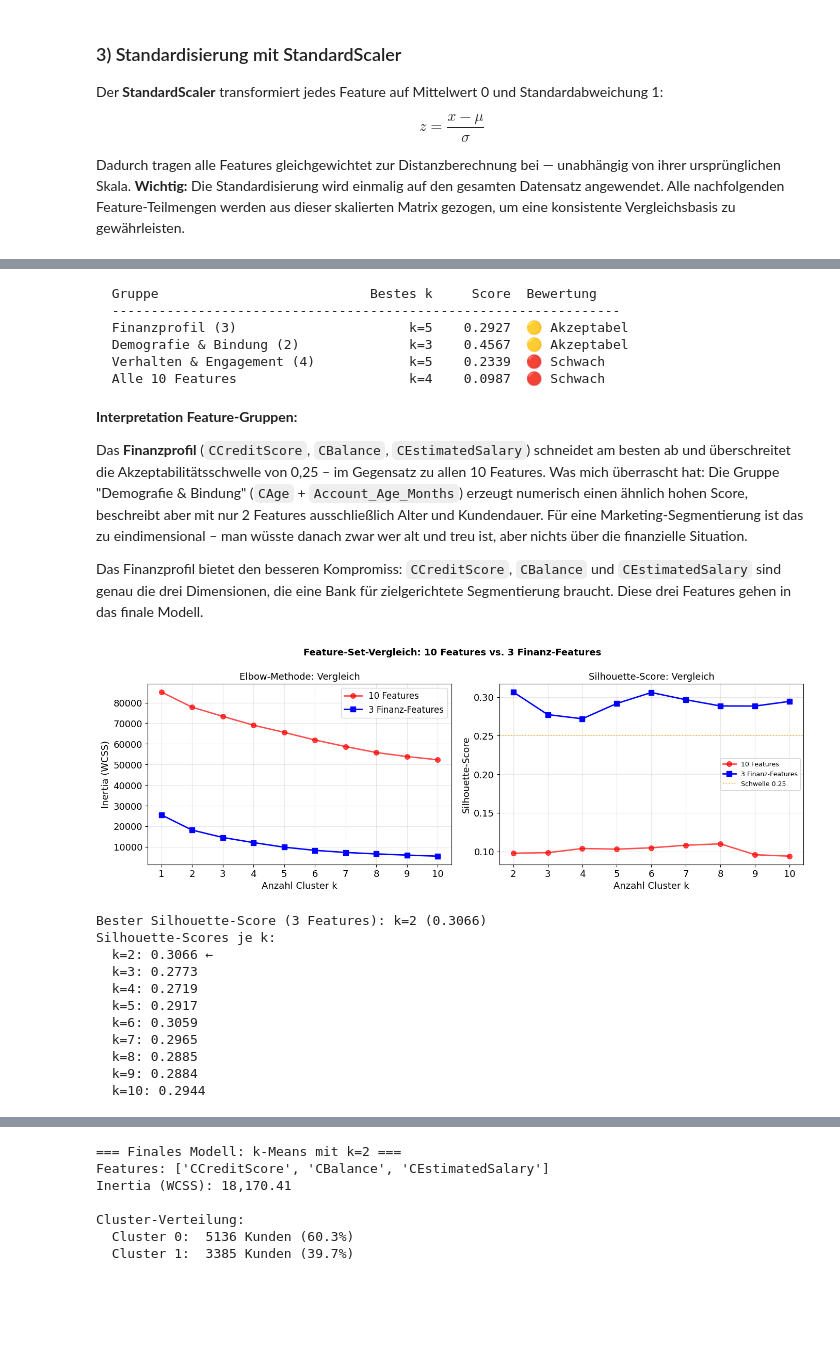
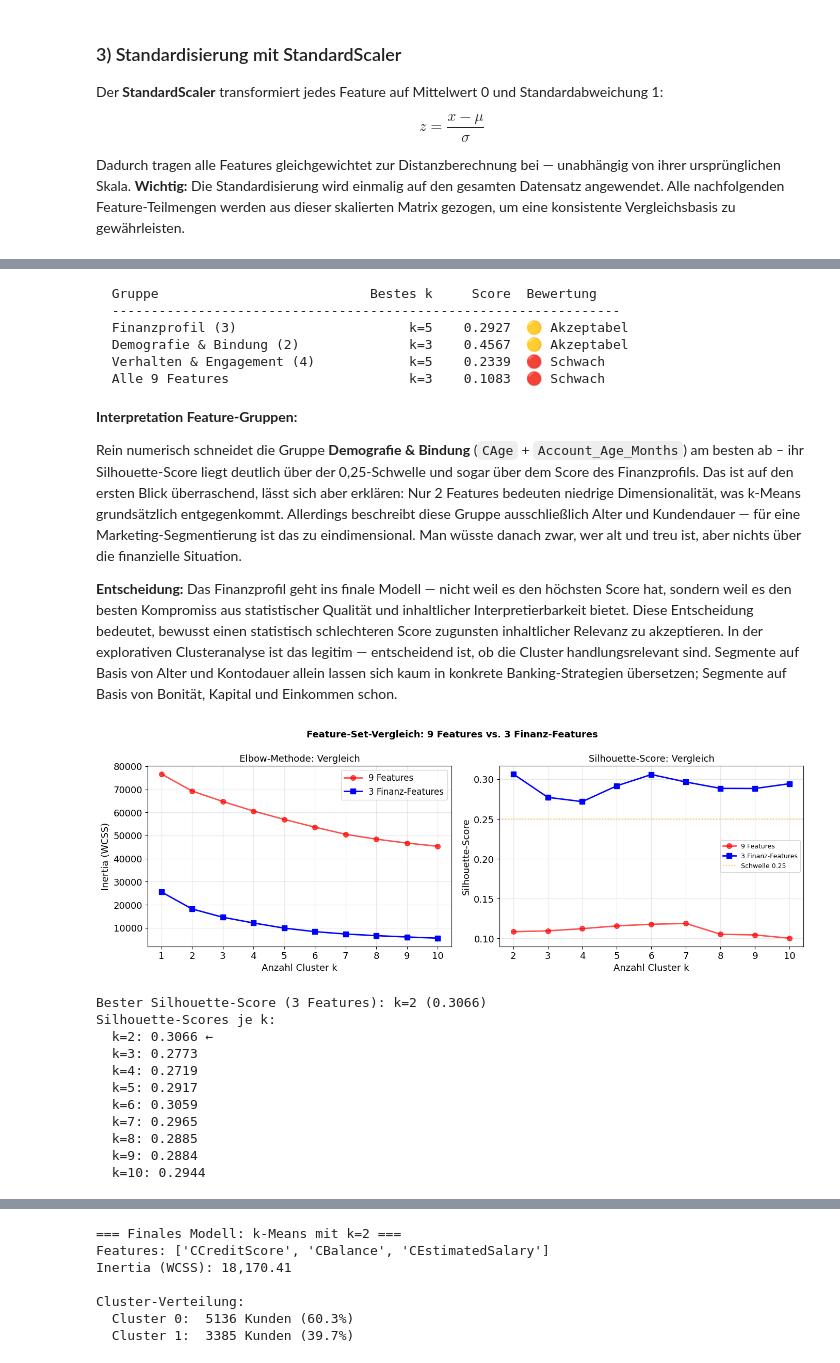
Before and after one commit to PatrickSchubert-Munich/DataScience_and_ML_Assignment, a Jupyter notebook: 03_Clustering/Assignment_03_2130238.ipynb, the cells around one changed output, grey strips where cells are left out. Cells and saved outputs as stored; diff of their text form; code cells hidden in the pictures; blank space fills up the shorter version.

```diff
--- a/03_Clustering/Assignment_03_2130238.ipynb
+++ b/03_Clustering/Assignment_03_2130238.ipynb
@@ -76,6 +77,7 @@ Damit verbleiben **10 kontinuierliche Features** als Ausgangsbasis.
 # %%
-# ── 10 kontinuierliche Features als Ausgangsbasis ────────────────────────────
+# ── 9 kontinuierliche Features als Ausgangsbasis ────────────────────────────
 # CLV_Continuous wird bewusst ausgeschlossen (war Zielvariable in Assignment 2)
+# Support_Tickets_Count ausgeschlossen (diskret, nur 5 Werte 0–4, s. Aufgabe 3.1)
 ALL_FEATURES = [
     # Finanzprofil
     'CCreditScore', 'CBalance', 'CEstimatedSalary',
@@ -84,8 +86,6 @@ ALL_FEATURES = [
     # Verhalten & Engagement
     'Avg_Monthly_Transactions', 'Transaction_Variance',
     'Last_Login_Days_Ago', 'Mobile_App_Usage_Hours',
-    # Kundenzufriedenheit
-    'Support_Tickets_Count',
 ]
 
 X_all = df[ALL_FEATURES].copy()
@@ -167,19 +172,19 @@ Als Ausgangspunkt teste ich k-Means mit allen 10 kontinuierlichen Features. Zur
 - **Elbow-Methode**: Sucht den Knick in der Inertia-Kurve (Within-Cluster Sum of Squares). Ab diesem Punkt bringt jedes weitere Cluster kaum noch Mehrwert.
 - **Silhouette-Score**: Bewertet, wie gut jede Beobachtung zum eigenen Cluster passt vs. dem nächstgelegenen anderen Cluster. Wertebereich −1 bis +1, Werte nahe +1 bedeuten klare Zuordnung.
 # %%
-# ── Elbow + Silhouette: Alle 10 Features ────────────────────────────────────
-X_10 = X_all_scaled[ALL_FEATURES].values
+# ── Elbow + Silhouette: Alle 9 Features ──────────────────────────────────────
+X_9 = X_all_scaled[ALL_FEATURES].values
 
-kmeans_10 = [KMeans(n_clusters=k, random_state=RANDOM_STATE, n_init=10).fit(X_10)
+kmeans_9 = [KMeans(n_clusters=k, random_state=RANDOM_STATE, n_init=10).fit(X_9)
              for k in K_RANGE]
 
-inertias_10 = [m.inertia_ for m in kmeans_10]
-sil_10      = [silhouette_score(X_10, m.labels_) for m in kmeans_10[1:]]
+inertias_9 = [m.inertia_ for m in kmeans_9]
+sil_9      = [silhouette_score(X_9, m.labels_) for m in kmeans_9[1:]]
 
-best_k_10 = int(np.argmax(sil_10) + 2)
-print(f'Bester Silhouette-Score (10 Features): k={best_k_10} ({max(sil_10):.4f})')
+best_k_9 = int(np.argmax(sil_9) + 2)
+print(f'Bester Silhouette-Score (9 Features): k={best_k_9} ({max(sil_9):.4f})')
 print(f'\nSilhouette-Scores je k:')
-for k, s in zip(range(2, 11), sil_10):
-    marker = ' ←' if k == best_k_10 else ''
+for k, s in zip(range(2, 11), sil_9):
+    marker = ' ←' if k == best_k_9 else ''
     print(f'  k={k}: {s:.4f}{marker}')
 # %% [output]
@@ -289,7 +294,7 @@ GROUPS = {
     'Demografie & Bindung (2)':  ['CAge', 'Account_Age_Months'],
     'Verhalten & Engagement (4)':['Avg_Monthly_Transactions', 'Transaction_Variance',
                                    'Last_Login_Days_Ago', 'Mobile_App_Usage_Hours'],
-    'Alle 10 Features':           ALL_FEATURES,
+    'Alle 9 Features':           ALL_FEATURES,
 }
 
 print(f'  {"Gruppe":<32} {"Bestes k":>8}  {"Score":>8}  Bewertung')
@@ -308,13 +313,14 @@ for name, feats in GROUPS.items():
   Finanzprofil (3)                      k=5    0.2927  🟡 Akzeptabel
   Demografie & Bindung (2)              k=3    0.4567  🟡 Akzeptabel
   Verhalten & Engagement (4)            k=5    0.2339  🔴 Schwach
-  Alle 10 Features                      k=4    0.0987  🔴 Schwach
+  Alle 9 Features                       k=3    0.1083  🔴 Schwach
 # %% [markdown]
 **Interpretation Feature-Gruppen:**
 
-Das **Finanzprofil** (`CCreditScore`, `CBalance`, `CEstimatedSalary`) schneidet am besten ab und überschreitet die Akzeptabilitätsschwelle von 0,25 – im Gegensatz zu allen 10 Features. Was mich überrascht hat: Die Gruppe "Demografie & Bindung" (`CAge` + `Account_Age_Months`) erzeugt numerisch einen ähnlich hohen Score, beschreibt aber mit nur 2 Features ausschließlich Alter und Kundendauer. Für eine Marketing-Segmentierung ist das zu eindimensional – man wüsste danach zwar wer alt und treu ist, aber nichts über die finanzielle Situation.
+Rein numerisch schneidet die Gruppe **Demografie & Bindung** (`CAge` + `Account_Age_Months`) am besten ab – ihr Silhouette-Score liegt deutlich über der 0,25-Schwelle und sogar über dem Score des Finanzprofils. Das ist auf den ersten Blick überraschend, lässt sich aber erklären: Nur 2 Features bedeuten niedrige Dimensionalität, was k-Means grundsätzlich entgegenkommt. Allerdings beschreibt diese Gruppe ausschließlich Alter und Kundendauer — für eine Marketing-Segmentierung ist das zu eindimensional. Man wüsste danach zwar, wer alt und treu ist, aber nichts über die finanzielle Situation.
 
-Das Finanzprofil bietet den besseren Kompromiss: `CCreditScore`, `CBalance` und `CEstimatedSalary` sind genau die drei Dimensionen, die eine Bank für zielgerichtete Segmentierung braucht. Diese drei Features gehen in das finale Modell.
+
+**Entscheidung:** Das Finanzprofil geht ins finale Modell — nicht weil es den höchsten Score hat, sondern weil es den besten Kompromiss aus statistischer Qualität und inhaltlicher Interpretierbarkeit bietet. Diese Entscheidung bedeutet, bewusst einen statistisch schlechteren Score zugunsten inhaltlicher Relevanz zu akzeptieren. In der explorativen Clusteranalyse ist das legitim — entscheidend ist, ob die Cluster handlungsrelevant sind. Segmente auf Basis von Alter und Kontodauer allein lassen sich kaum in konkrete Banking-Strategien übersetzen; Segmente auf Basis von Bonität, Kapital und Einkommen schon.
 # %%
 # ── Finales Feature-Set: 3 Finanz-Features ───────────────────────────────────
 FINAL_FEATURES = ['CCreditScore', 'CBalance', 'CEstimatedSalary']
@@ -324,38 +330,38 @@ X_final = scaler_final.fit_transform(df[FINAL_FEATURES])
 
 # Elbow + Silhouette für finale Features
 kmeans_fin_all = [KMeans(n_clusters=k, random_state=RANDOM_STATE, n_init=10).fit(X_final)
                   for k in K_RANGE]
 inertias_fin = [m.inertia_ for m in kmeans_fin_all]
 sil_fin      = [silhouette_score(X_final, m.labels_) for m in kmeans_fin_all[1:]]
 
-# Vergleichs-Plot: 10 vs. 3 Features
+# Vergleichs-Plot: 9 vs. 3 Features
 fig, axes = plt.subplots(1, 2, figsize=(14, 5))
 
-axes[0].plot(K_RANGE, inertias_10,  'ro-', linewidth=2, markersize=7, label='10 Features', alpha=0.7)
+axes[0].plot(K_RANGE, inertias_9,  'ro-', linewidth=2, markersize=7, label='9 Features', alpha=0.7)
 axes[0].plot(K_RANGE, inertias_fin, 'bs-', linewidth=2, markersize=7, label='3 Finanz-Features')
 axes[0].set_xlabel('Anzahl Cluster k'); axes[0].set_ylabel('Inertia (WCSS)')
 axes[0].set_title('Elbow-Methode: Vergleich')
 axes[0].legend(); axes[0].set_xticks(list(K_RANGE)); axes[0].grid(True, alpha=0.3)
 
-axes[1].plot(range(2,11), sil_10,  'ro-', linewidth=2, markersize=7, label='10 Features', alpha=0.7)
+axes[1].plot(range(2,11), sil_9,  'ro-', linewidth=2, markersize=7, label='9 Features', alpha=0.7)
 axes[1].plot(range(2,11), sil_fin, 'bs-', linewidth=2, markersize=7, label='3 Finanz-Features')
 axes[1].axhline(0.25, color='orange', linestyle=':', alpha=0.7, label='Schwelle 0.25')
 axes[1].set_xlabel('Anzahl Cluster k'); axes[1].set_ylabel('Silhouette-Score')
 axes[1].set_title('Silhouette-Score: Vergleich')
 axes[1].legend(fontsize=9); axes[1].set_xticks(list(range(2,11))); axes[1].grid(True, alpha=0.3)
 
-plt.suptitle('Feature-Set-Vergleich: 10 Features vs. 3 Finanz-Features', fontsize=13, fontweight='bold')
+plt.suptitle('Feature-Set-Vergleich: 9 Features vs. 3 Finanz-Features', fontsize=13, fontweight='bold')
 plt.tight_layout()
 plt.show()
 
 best_k = int(np.argmax(sil_fin) + 2)
 print(f'Bester Silhouette-Score (3 Features): k={best_k} ({max(sil_fin):.4f})')
 print(f'Silhouette-Scores je k:')
 for k, s in zip(range(2, 11), sil_fin):
     marker = ' ←' if k == best_k else ''
     print(f'  k={k}: {s:.4f}{marker}')
 # %% [output]
-[figure, old version]
+[figure, new version]
 Bester Silhouette-Score (3 Features): k=2 (0.3066)
 Silhouette-Scores je k:
   k=2: 0.3066 ←
```
Also changed, not shown: parts of 21 cells of this notebook, 3 other files.
